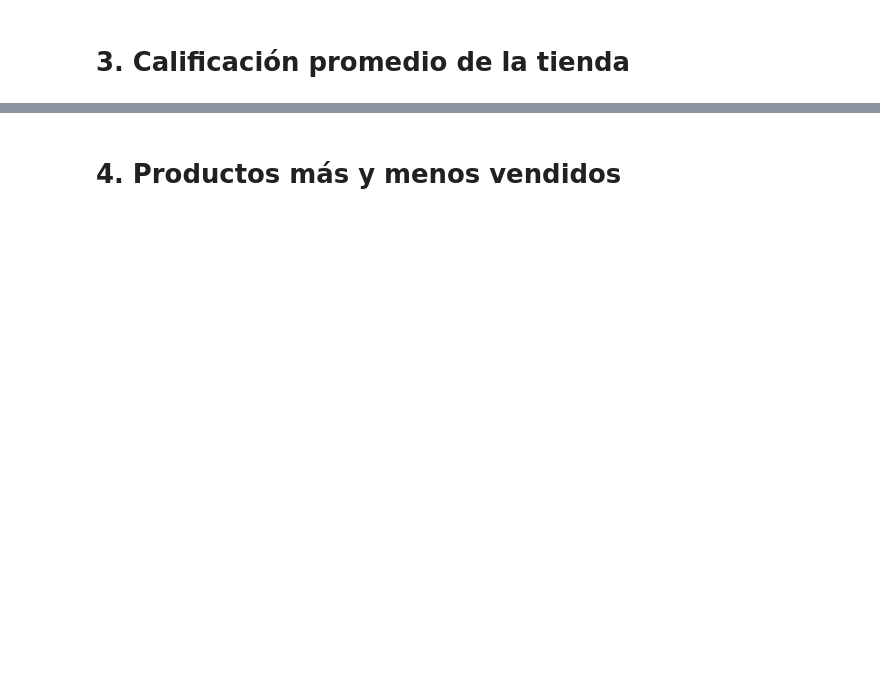
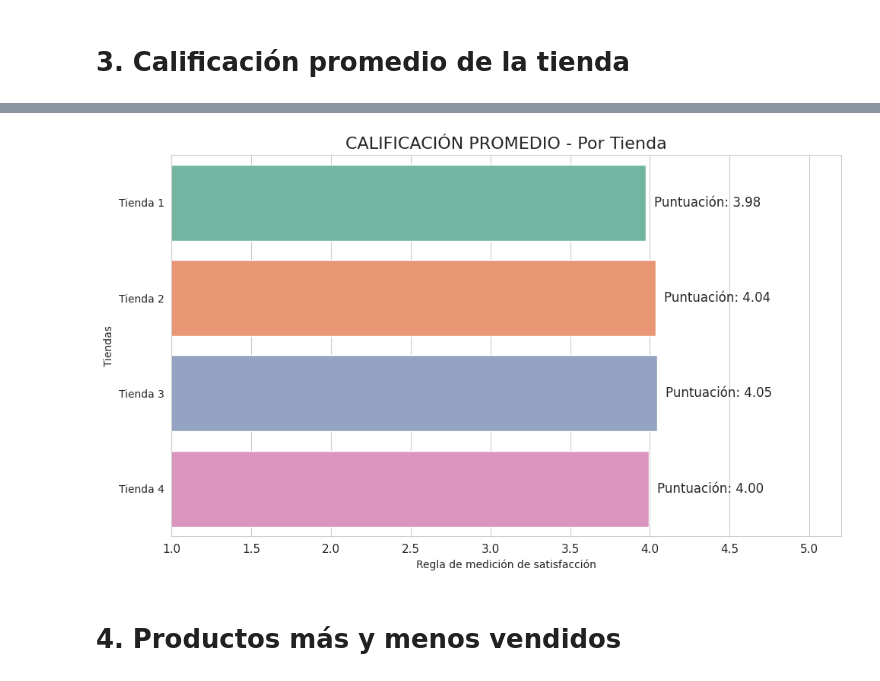
Before and after one commit to angelesGladin/challenge-data-science, a Jupyter notebook: AluraStoreLatam.ipynb, the cells around one changed output, grey strips where cells are left out. Cells and saved outputs as stored; diff of their text form; code cells hidden in the pictures; blank space fills up the shorter version.

```diff
--- a/AluraStoreLatam.ipynb
+++ b/AluraStoreLatam.ipynb
@@ -199,2 +148,18 @@ plt.show()
 # %% [markdown]
 # 3. Calificación promedio de la tienda
+# %%
+#función para calcular promedio
+def promedio_tienda(df, nombre_tienda):
+    cantidad = len(df)
+    suma_promedio = df['Calificación'].sum()/cantidad
+    return pd.DataFrame({'Tienda': [nombre_tienda], 'Conteo' : [cantidad], 'Promedio' : [suma_promedio]})
+
+#Asignar función a cada tienda
+p1 = promedio_tienda(tienda, 'Tienda 1')
+p2 = promedio_tienda(tienda2, 'Tienda 2')
+p3 = promedio_tienda(tienda3, 'Tienda 3')
+p4 = promedio_tienda(tienda4, 'Tienda 4')
+
+#Concatenación
+total_promedio = pd.concat([p1, p2, p3, p4], ignore_index=True)
+total_promedio
@@ -201,2 +172,27 @@ plt.show()
+# %%
+# Creación gráfica del promedio con barras horizontales
+import seaborn as sns
+import matplotlib.pyplot as plt
+
+# Estilo y tamaño de la figura
+sns.set_style("whitegrid")
+plt.figure(figsize=(10, 6))
+ax = sns.barplot(data=total_promedio, y='Tienda', x='Promedio', hue='Tienda', legend=False, palette='Set2')
+
+# Título y etiquetas
+plt.title('CALIFICACIÓN PROMEDIO - Por Tienda', fontsize=16)
+plt.xlabel('Regla de medición de satisfacción')
+plt.ylabel('Tiendas')
+plt.xticks(ticks=[x * 0.5 for x in range(2, 11)], fontsize=11)
+plt.xlim(1, 5.2)
+
+# Mostrar valores al final de cada barra
+for i, valor in enumerate(total_promedio['Promedio']):
+    ax.text(valor + 0.05, i, f'Puntuación: {valor:,.2f}', va='center', fontsize=12)
+
+plt.tight_layout()
+plt.show()
+# %% [output]
+[figure, added]
 # %% [markdown]
 # 4. Productos más y menos vendidos
```
Also changed, not shown: parts of 12 cells of this notebook.
